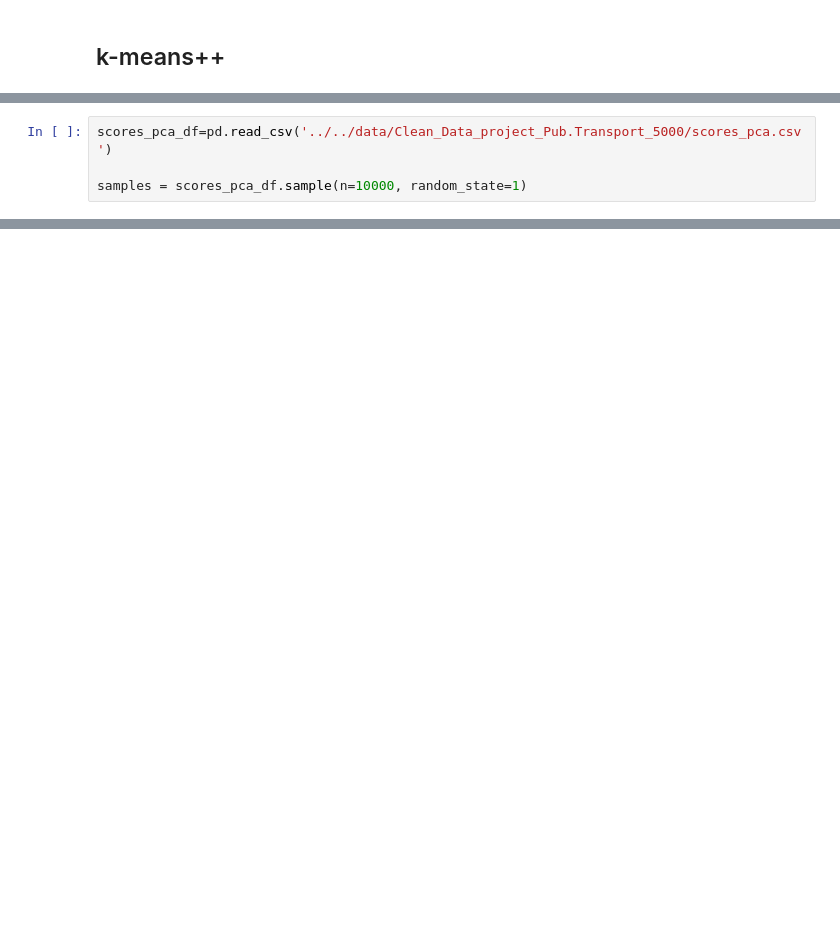
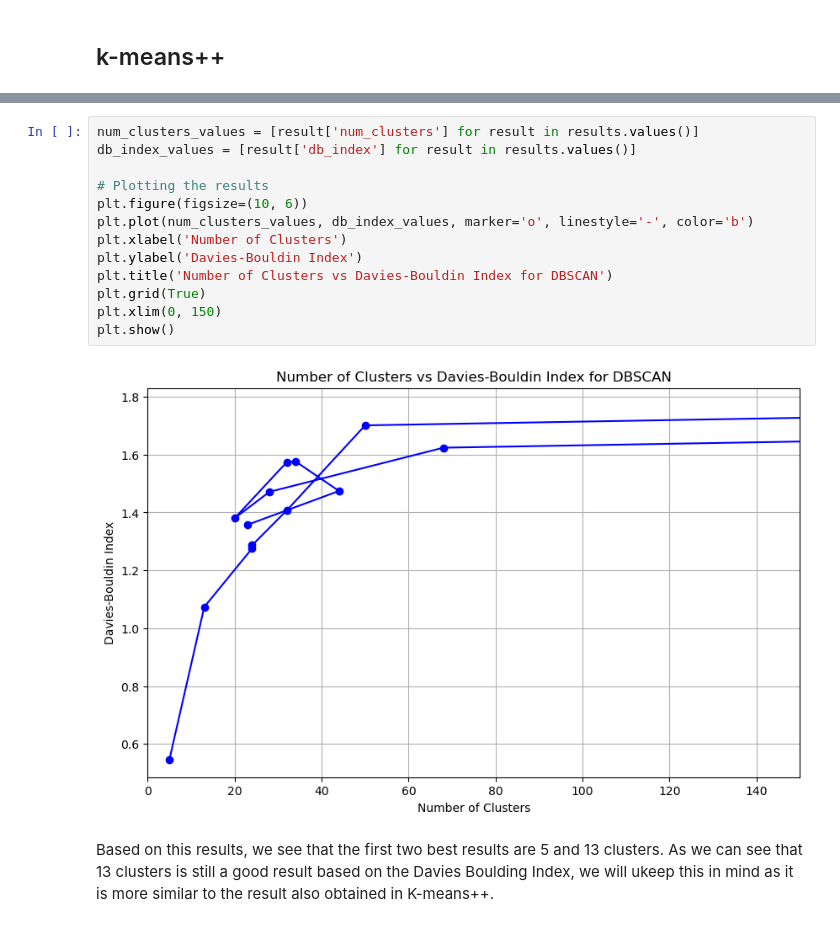
Before and after one commit to anly501/dsan-5000-project-jbrismor, a Jupyter notebook: dsan-website/5000-website/Clustering.ipynb, the cells around one changed output, grey strips where cells are left out. Saved outputs shown, nothing was run; the diff lists cells and outputs as text; blank space fills up the shorter version.

```diff
--- a/dsan-website/5000-website/Clustering.ipynb
+++ b/dsan-website/5000-website/Clustering.ipynb
@@ -129,4 +134,0 @@ Cluster Labels total:
-# %%
-scores_pca_df=pd.read_csv('../../data/Clean_Data_project_Pub.Transport_5000/scores_pca.csv')
-
-samples = scores_pca_df.sample(n=10000, random_state=1)
@@ -176,0 +193,17 @@ print('Number of estimated clusters : ', len(np.unique(predics)))
+# %%
+num_clusters_values = [result['num_clusters'] for result in results.values()]
+db_index_values = [result['db_index'] for result in results.values()]
+
+# Plotting the results
+plt.figure(figsize=(10, 6))
+plt.plot(num_clusters_values, db_index_values, marker='o', linestyle='-', color='b')
+plt.xlabel('Number of Clusters')
+plt.ylabel('Davies-Bouldin Index')
+plt.title('Number of Clusters vs Davies-Bouldin Index for DBSCAN')
+plt.grid(True)
+plt.xlim(0, 150)
+plt.show()
+# %% [output]
+[figure, added]
+# %% [markdown]
+Based on this results, we see that the first two best results are 5 and 13 clusters. As we can see that 13 clusters is still a good result based on the Davies Boulding Index, we will ukeep this in mind as it is more similar to the result also obtained in K-means++.
```
Also changed, not shown: parts of 27 cells of this notebook, 20 other files.
